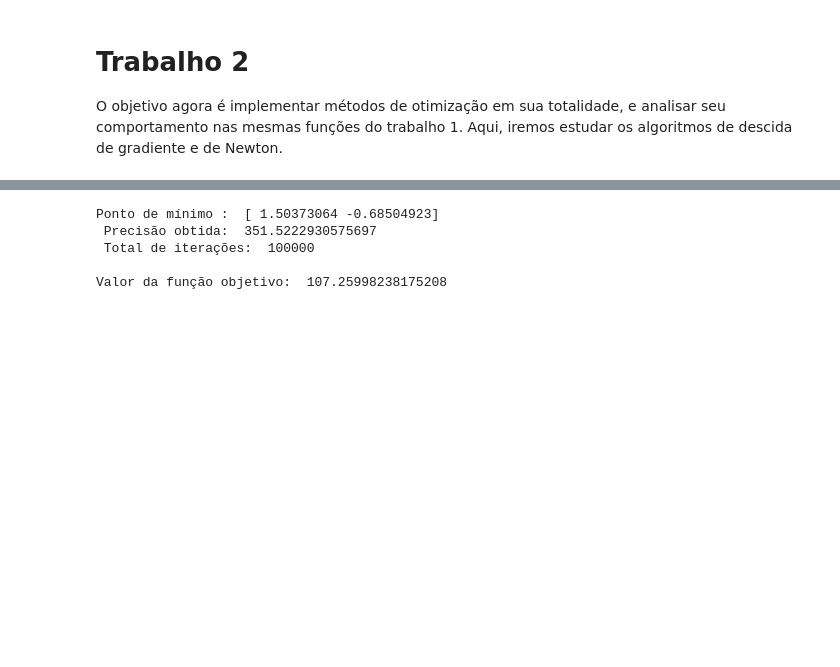
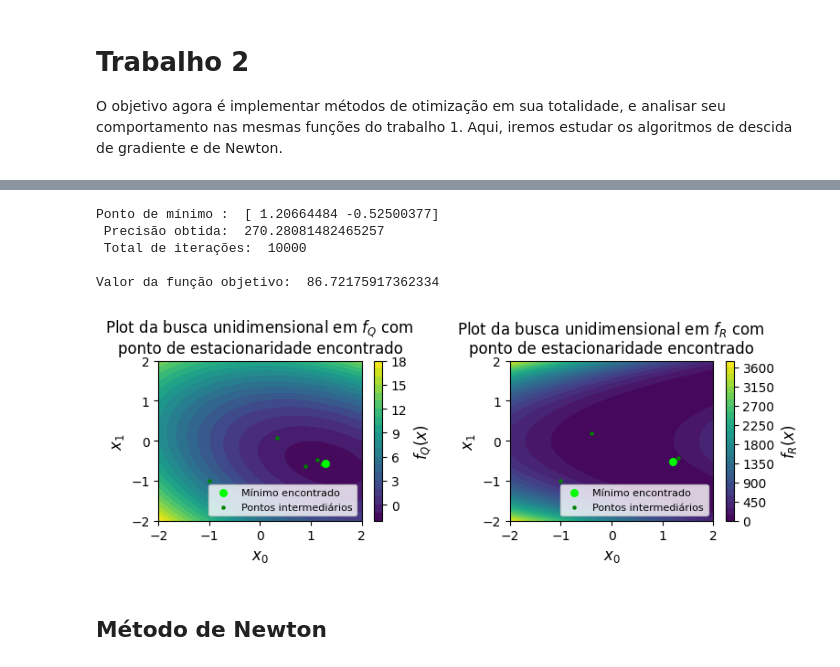
Before and after one commit to arthurkenzo/tarefas_IA543, a Jupyter notebook: tarefa1.ipynb, the cells around one changed output, grey strips where cells are left out. Saved outputs shown, nothing was run; the diff lists cells and outputs as text; code cells hidden in the pictures; blank space fills up the shorter version.

Commit message:
Implementação do método de Newton. Discussão dos resultados da tarefa 1 e 2.

```diff
--- a/tarefa1.ipynb
+++ b/tarefa1.ipynb
@@ -327,15 +378,65 @@ Valor da função objetivo:  -1.5714285714106278
 # %%
-gradientBound = 1e-5
-initialPoint = np.array([0.8, 0.8])
-maxIterDescent = 100000
+gradientBound = 1e-8
+initialPoint = np.array([-1, -1])
+maxIterDescent = 10000
 
-minimum, precision, iterations = gradientDescent(_grad_fR, quadraticGradientCut, initialPoint, gradientBound, maxIterDescent)
+rosenbrockMinimum, precision, iterations, rosenbrockIntermediatePoints = gradientDescent(_grad_fR, quadraticGradientCut, initialPoint, gradientBound, maxIterDescent)
 
-print('Ponto de mínimo : ', minimum, '\n', 'Precisão obtida: ', precision, '\n', 'Total de iterações: ', iterations, '\n')
-print('Valor da função objetivo: ', _fR(minimum))
+print('Ponto de mínimo : ', rosenbrockMinimum, '\n', 'Precisão obtida: ', precision, '\n', 'Total de iterações: ', iterations, '\n')
+print('Valor da função objetivo: ', _fR(rosenbrockMinimum))
 # %% [output]
-Ponto de mínimo :  [ 1.50373064 -0.68504923]
- Precisão obtida:  351.5222930575697
- Total de iterações:  100000
+Ponto de mínimo :  [ 1.20664484 -0.52500377]
+ Precisão obtida:  270.28081482465257
+ Total de iterações:  10000
 
-Valor da função objetivo:  107.25998238175208
+Valor da função objetivo:  86.72175917362334
+# %%
+# Calculando valores das funções
+x0 = np.linspace(-2, 2, 1000)
+x1 = np.linspace(-2, 2, 1000)
+functionValuesQ = fQ(x0, x1)
+functionValuesR = fR(x0, x1)
+direction = np.array([1,1])
+shift = np.array([-1,-1])
+alphas = np.linspace(0, 3, 1000)
+
+points = np.array([alpha * direction + shift for alpha in alphas])
+
+# Criando plot
+fig, (ax1, ax2) = plt.subplots(1, 2, figsize=(8, 3))
+
+# Plot da função quadrática
+contour1 = ax1.contourf(x0, x1, functionValuesQ, levels=20, cmap='viridis')
+colorBar1 = fig.colorbar(contour1, ax=ax1)
+colorBar1.set_label(label='$f_Q(x)$', fontsize=12)
+ax1.set_xlabel('$x_0$', fontsize=12)
+ax1.set_ylabel('$x_1$', fontsize=12)
+ax1.set_title('Plot da busca unidimensional em $f_Q$ com \nponto de estacionaridade encontrado', fontsize=12)
+ax1.axis('tight')
+
+# Plot dos mínimos intermediários encontrados
+ax1.scatter(quadraticMinimum[0], quadraticMinimum[1], color='lime', s=30, zorder=4, label='Mínimo encontrado')
+ax1.scatter(quadraticIntermediatePoints[:,0], quadraticIntermediatePoints[:,1], color='green', s=5, zorder=3, label='Pontos intermediários')
+ax1.legend(loc='lower right', fontsize=8)
+
+# Plot da função de Rosenbrock
+contour2 = ax2.contourf(x0, x1, functionValuesR, levels=30, cmap='viridis')
+colorBar2 = fig.colorbar(contour2, ax=ax2)
+colorBar2.set_label(label='$f_R(x)$', fontsize=12)
+ax2.set_xlabel('$x_0$', fontsize=12)
+ax2.set_ylabel('$x_1$', fontsize=12)
+ax2.set_title('Plot da busca unidimensional em $f_R$ com \nponto de estacionaridade encontrado', fontsize=12)
+ax2.axis('tight')
+
+# Plot dos mínimos intermediários encontrados
+ax2.scatter(rosenbrockMinimum[0], rosenbrockMinimum[1], color='lime', s=30, zorder=4, label='Mínimo encontrado')
+ax2.scatter(rosenbrockIntermediatePoints[:,0], rosenbrockIntermediatePoints[:,1], color='green', s=5, zorder=3, label='Pontos intermediários')
+ax2.legend(loc='lower right', fontsize=8)
+
+
+plt.tight_layout()
+plt.show()
+# %% [output]
+[figure, added]
+# %% [markdown]
+## Método de Newton
```
Also changed, not shown: parts of 18 cells of this notebook.
